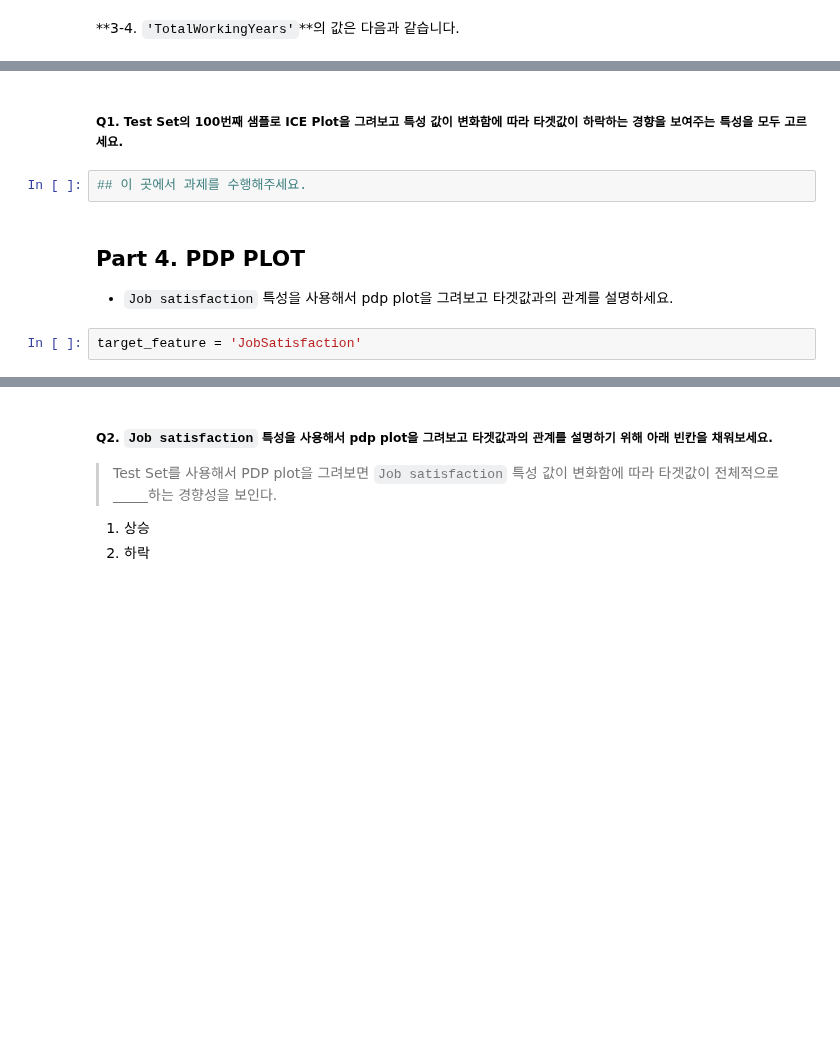
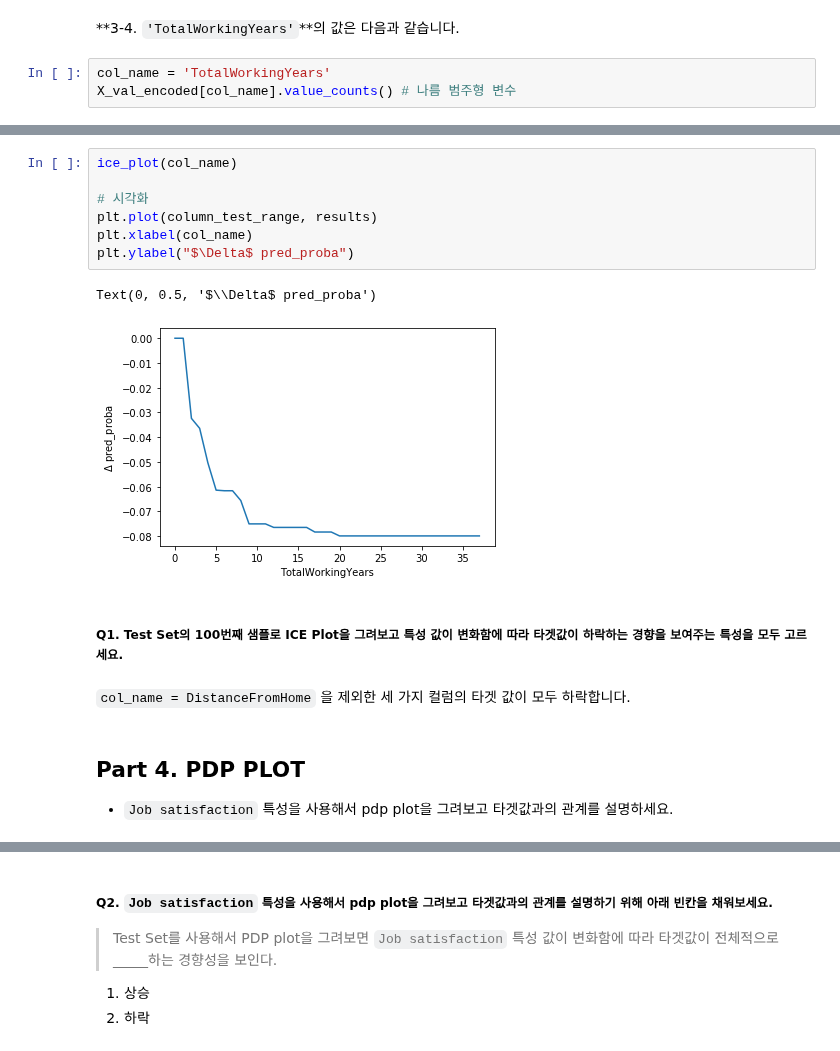
Before and after one commit to 00150/Practice-anything...., a Jupyter notebook: Untitled183_1_Practicing.ipynb, the cells around one changed output, grey strips where cells are left out. Drawn from its saved outputs; the diff is of its cells as text; blank space fills up the shorter version.

```diff
--- a/Untitled183_1_Practicing.ipynb
+++ b/Untitled183_1_Practicing.ipynb
@@ -330,2 +376,5 @@ plt.ylabel('')
 # %% [markdown]
 **3-4. `'TotalWorkingYears'`**의 값은 다음과 같습니다.
+# %%
+col_name = 'TotalWorkingYears'
+X_val_encoded[col_name].value_counts() # 나름 범주형 변수
@@ -332,10 +399,18 @@ plt.ylabel('')
+# %%
+ice_plot(col_name)
+
+# 시각화
+plt.plot(column_test_range, results)
+plt.xlabel(col_name)
+plt.ylabel("$\Delta$ pred_proba")
+# %% [output]
+Text(0, 0.5, '$\\Delta$ pred_proba')
+[figure, added]
 # %% [markdown]
 ##### **Q1. Test Set의 100번째 샘플로 ICE Plot을 그려보고 특성 값이 변화함에 따라 타겟값이 하락하는 경향을 보여주는 특성을 모두 고르세요.**
-# %%
-## 이 곳에서 과제를 수행해주세요.
+# %% [markdown]
+`col_name = DistanceFromHome` 을 제외한 세 가지 컬럼의 타겟 값이 모두 하락합니다.
 # %% [markdown]
 ## **Part 4. PDP PLOT**
 
 - `Job satisfaction` 특성을 사용해서 pdp plot을 그려보고 타겟값과의 관계를 설명하세요.
-# %%
-target_feature = 'JobSatisfaction'
```
Also changed, not shown: parts of 10 cells of this notebook.
